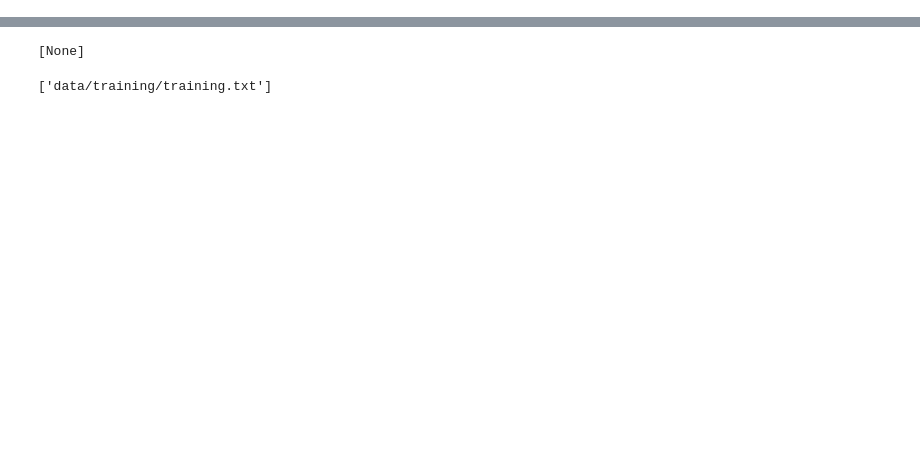
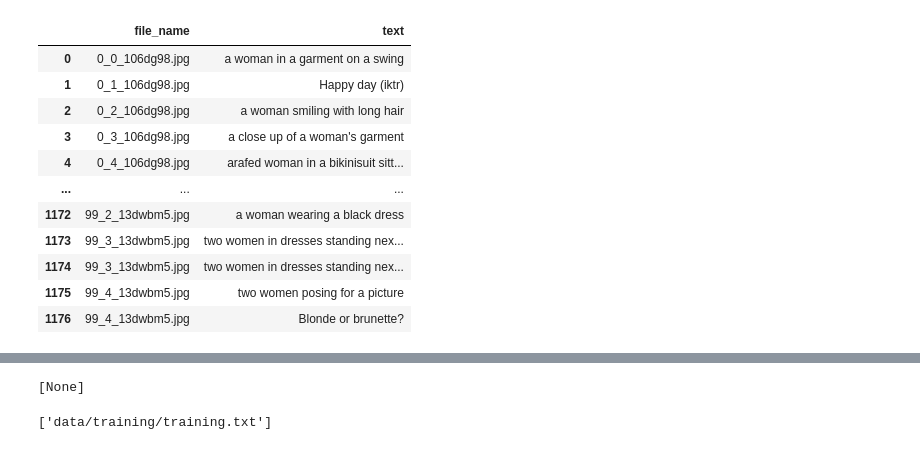
Before and after one commit to AJStangl/simple-image-collection, a Jupyter notebook: notebooks/pipelines/images/0-5-create-training.ipynb, the cells around one changed output, grey strips where cells are left out. Saved outputs shown, nothing was run; the diff lists cells and outputs as text; code cells hidden in the pictures; blank space fills up the shorter version.

```diff
--- a/notebooks/pipelines/images/0-5-create-training.ipynb
+++ b/notebooks/pipelines/images/0-5-create-training.ipynb
@@ -64,16 +61,0 @@ os.makedirs('data', exist_ok=True)
-# %%
-lines = []
-for elem in tqdm(sexy.to_dict(orient='records'), total=len(sexy)):
-	image_name = elem['image_name']
-	captions = elem['additional_captions'].tolist()
-	captions.append(elem['azure_caption'])
-	captions.append(elem['caption'])
-	captions.append(elem['title'])
-	captions = list(captions)
-	data_row = {'file_name': image_name, 'text': captions}
-	lines.append(data_row)
-	file_system.cp(f'data/image/thumbnail/{image_name}', 'data/training/sexy')
-
-df = pandas.DataFrame(data=lines)
-
-display(df)
@@ -93,0 +62,66 @@ display(df)
+# %%
+import random
+files = file_system.ls('data/training/sexy', recursive=True)
+for item in tqdm(files, total=len(files), desc="Deleting files"):
+	file_system.delete(item)
+
+lines = []
+files = file_system.ls('data/training/sexy')
+files = [file.replace('data/training/sexy/', '') for file in files]
+records = sexy.to_dict(orient='records')
+random.shuffle(records)
+samples = random.sample(records, 100)
+for primary_image_index, primary_image_record in tqdm(enumerate(samples), total=len(samples), desc="Processing images"):
+	try:
+		image_name = primary_image_record['image_name']
+		if image_name is None or image_name == "":
+			print("Entry is null")
+			continue
+
+		captions = primary_image_record['additional_captions'].tolist()
+		captions.append(primary_image_record['azure_caption'])
+		captions.append(primary_image_record['caption'])
+		captions.append(primary_image_record['title'])
+		captions = [caption.replace("person", "woman") for caption in list(set(captions))]
+		random.shuffle(captions)
+
+		if primary_image_record['model'] == "SexyAsianDiffusion":
+			captions = [caption.replace("a woman", "an asian woman") for caption in captions]
+		if primary_image_record['model'] == "RedHeadDiffusion":
+			captions = [caption.replace("woman", "redhead woman") for caption in captions]
+
+		image_to_copy = f"{str(primary_image_index)}_{image_name}"
+
+		for secondary_image_caption_index, sample_caption in tqdm(enumerate(captions), total=len(captions), desc="Processing captions"):
+			secondary_image_name_to_copy = f"{str(primary_image_index)}_{str(secondary_image_caption_index)}_{image_name}"
+			data_row = {'file_name': secondary_image_name_to_copy, 'text': sample_caption}
+			file_system.copy(f'data/image/thumbnail/{image_name}', f'data/training/sexy/{image_to_copy}', on_error='raise')
+			lines.append(data_row)
+
+			if primary_image_index % 10 == 0:
+				continue
+			else:
+				data_row = {'file_name': secondary_image_name_to_copy, 'text': random.choice(captions)}
+				file_system.copy(f'data/image/{image_name}', f'data/training/sexy/big_{secondary_image_name_to_copy}', on_error='raise')
+				lines.append(data_row)
+
+	except Exception as e:
+		print(e)
+
+		continue
+
+df = pandas.DataFrame(data=lines)
+display(df)
+# %% [output]
+|  | file_name | text |
+| 0 | 0_0_106dg98.jpg | a woman in a garment on a swing |
+| 1 | 0_1_106dg98.jpg | Happy day (iktr) |
+| 2 | 0_2_106dg98.jpg | a woman smiling with long hair |
+| 3 | 0_3_106dg98.jpg | a close up of a woman's garment |
+| 4 | 0_4_106dg98.jpg | arafed woman in a bikinisuit sitt... |
+| ... | ... | ... |
+| 1172 | 99_2_13dwbm5.jpg | a woman wearing a black dress |
+| 1173 | 99_3_13dwbm5.jpg | two women in dresses standing nex... |
+| 1174 | 99_3_13dwbm5.jpg | two women in dresses standing nex... |
+| 1175 | 99_4_13dwbm5.jpg | two women posing for a picture |
+| 1176 | 99_4_13dwbm5.jpg | Blonde or brunette? |
```
Also changed, not shown: parts of 9 cells of this notebook, 5 other files.
